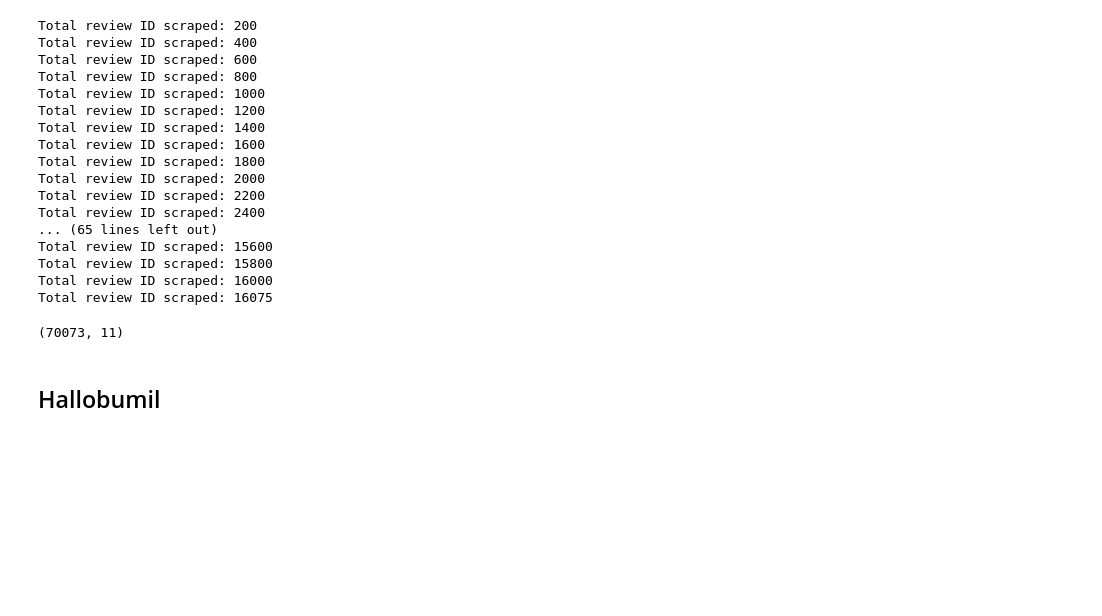
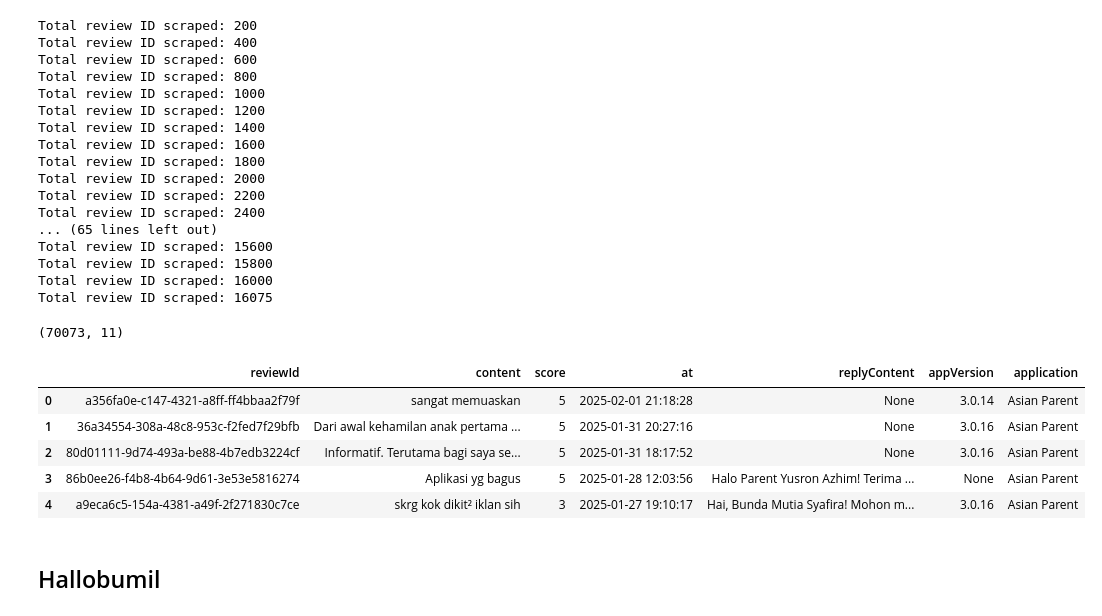
Before and after one commit to radyadhewa/gcn-for-app-reviews, a Jupyter notebook: scraping/google-play-scraper.ipynb, the cells around one changed output. Saved outputs shown, nothing was run; the diff lists cells and outputs as text; code cells hidden in the pictures; blank space fills up the shorter version.

```diff
--- a/scraping/google-play-scraper.ipynb
+++ b/scraping/google-play-scraper.ipynb
@@ -389,6 +389,15 @@ dfApp_asianparent.shape
 # %%
 dfApp_asianparent = dfApp_asianparent[['reviewId', 'content', 'score', 'at','replyContent', 'appVersion']]
 dfApp_asianparent["application"] = "Asian Parent"
+# %%
+dfApp_asianparent.head()
+# %% [output]
+|  | reviewId | content | score | at | replyContent | appVersion | application |
+| 0 | a356fa0e-c147-4321-a8ff-ff4bbaa2f79f | sangat memuaskan | 5 | 2025-02-01 21:18:28 | None | 3.0.14 | Asian Parent |
+| 1 | 36a34554-308a-48c8-953c-f2fed7f29bfb | Dari awal kehamilan anak pertama ... | 5 | 2025-01-31 20:27:16 | None | 3.0.16 | Asian Parent |
+| 2 | 80d01111-9d74-493a-be88-4b7edb3224cf | Informatif. Terutama bagi saya se... | 5 | 2025-01-31 18:17:52 | None | 3.0.16 | Asian Parent |
+| 3 | 86b0ee26-f4b8-4b64-9d61-3e53e5816274 | Aplikasi yg bagus | 5 | 2025-01-28 12:03:56 | Halo Parent Yusron Azhim! Terima ... | None | Asian Parent |
+| 4 | a9eca6c5-154a-4381-a49f-2f271830c7ce | skrg kok dikit² iklan sih | 3 | 2025-01-27 19:10:17 | Hai, Bunda Mutia Syafira! Mohon m... | 3.0.16 | Asian Parent |
 # %% [markdown]
 ## Hallobumil
 # %% [markdown]
```
Also changed, not shown: parts of 3 cells of this notebook, 3 other files.
